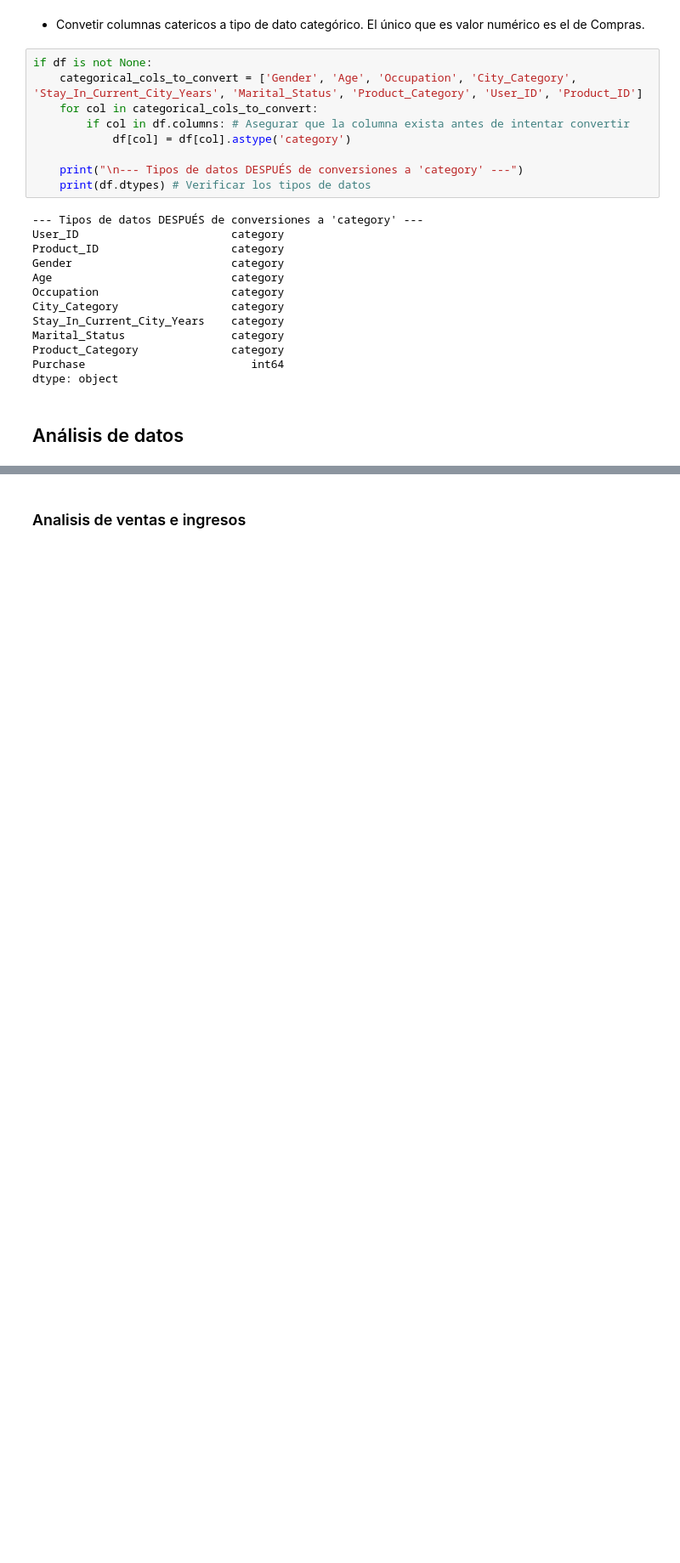
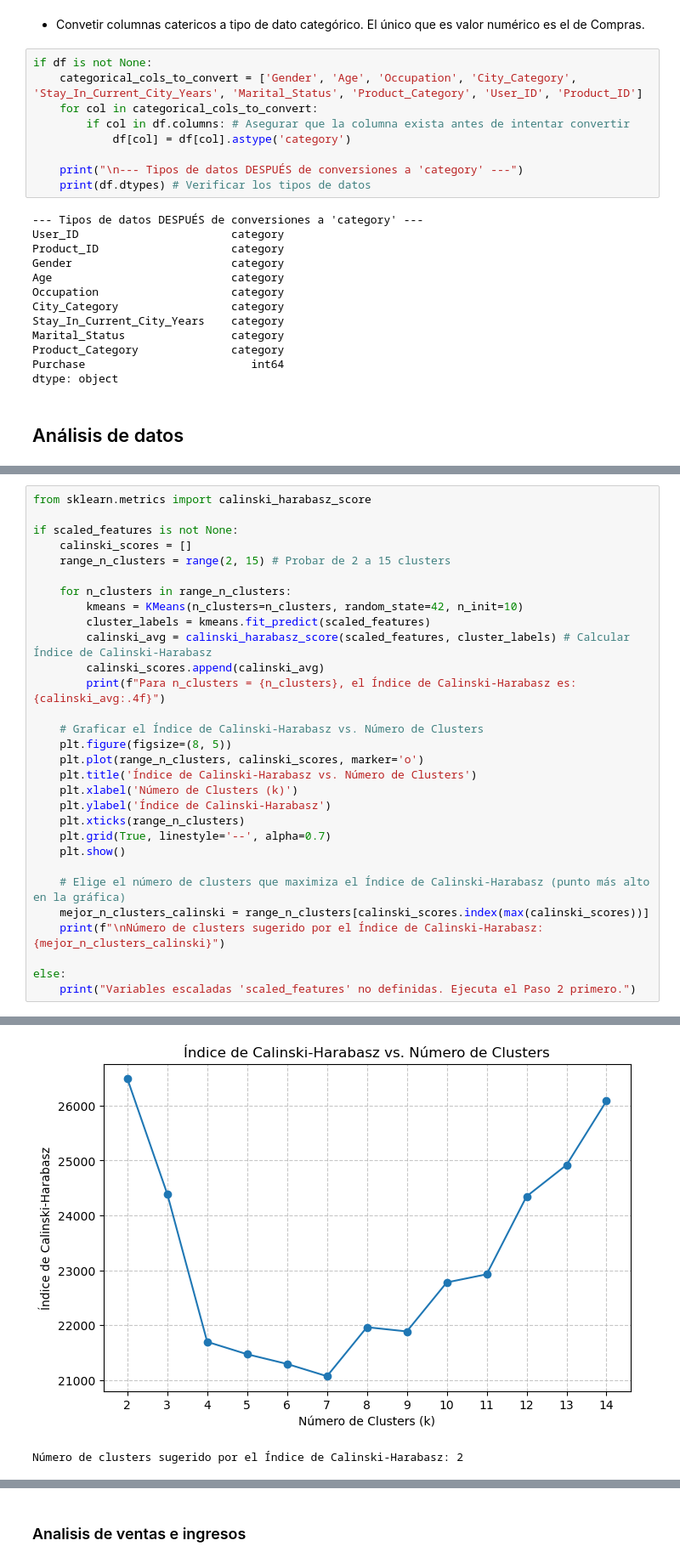
Before and after one commit to rogeralvarado96/An-lisis_wallmark, a Jupyter notebook: Análisis walmart.ipynb, the cells around one changed output, grey strips where cells are left out. Shown at 85% size. Cells and saved outputs as stored; diff of their text form; blank space fills up the shorter version.

```diff
--- a/Análisis walmart.ipynb
+++ b/Análisis walmart.ipynb
@@ -176,0 +207,31 @@ dtype: object
+# %%
+from sklearn.metrics import calinski_harabasz_score
+
+if scaled_features is not None:
+    calinski_scores = []
+    range_n_clusters = range(2, 15) # Probar de 2 a 15 clusters
+
+    for n_clusters in range_n_clusters:
+        kmeans = KMeans(n_clusters=n_clusters, random_state=42, n_init=10)
+        cluster_labels = kmeans.fit_predict(scaled_features)
+        calinski_avg = calinski_harabasz_score(scaled_features, cluster_labels) # Calcular Índice de Calinski-Harabasz
+        calinski_scores.append(calinski_avg)
+        print(f"Para n_clusters = {n_clusters}, el Índice de Calinski-Harabasz es: {calinski_avg:.4f}")
+
+    # Graficar el Índice de Calinski-Harabasz vs. Número de Clusters
+    plt.figure(figsize=(8, 5))
+    plt.plot(range_n_clusters, calinski_scores, marker='o')
+    plt.title('Índice de Calinski-Harabasz vs. Número de Clusters')
+    plt.xlabel('Número de Clusters (k)')
+    plt.ylabel('Índice de Calinski-Harabasz')
+    plt.xticks(range_n_clusters)
+    plt.grid(True, linestyle='--', alpha=0.7)
+    plt.show()
+
+    # Elige el número de clusters que maximiza el Índice de Calinski-Harabasz (punto más alto en la gráfica)
+    mejor_n_clusters_calinski = range_n_clusters[calinski_scores.index(max(calinski_scores))]
+    print(f"\nNúmero de clusters sugerido por el Índice de Calinski-Harabasz: {mejor_n_clusters_calinski}")
+
+else:
+    print("Variables escaladas 'scaled_features' no definidas. Ejecuta el Paso 2 primero.")
+# %% [output]
@@ -176,0 +251,2 @@ dtype: object
+[figure, added]
+Número de clusters sugerido por el Índice de Calinski-Harabasz: 2
```
Also changed, not shown: parts of 13 cells of this notebook, 1 other file.
